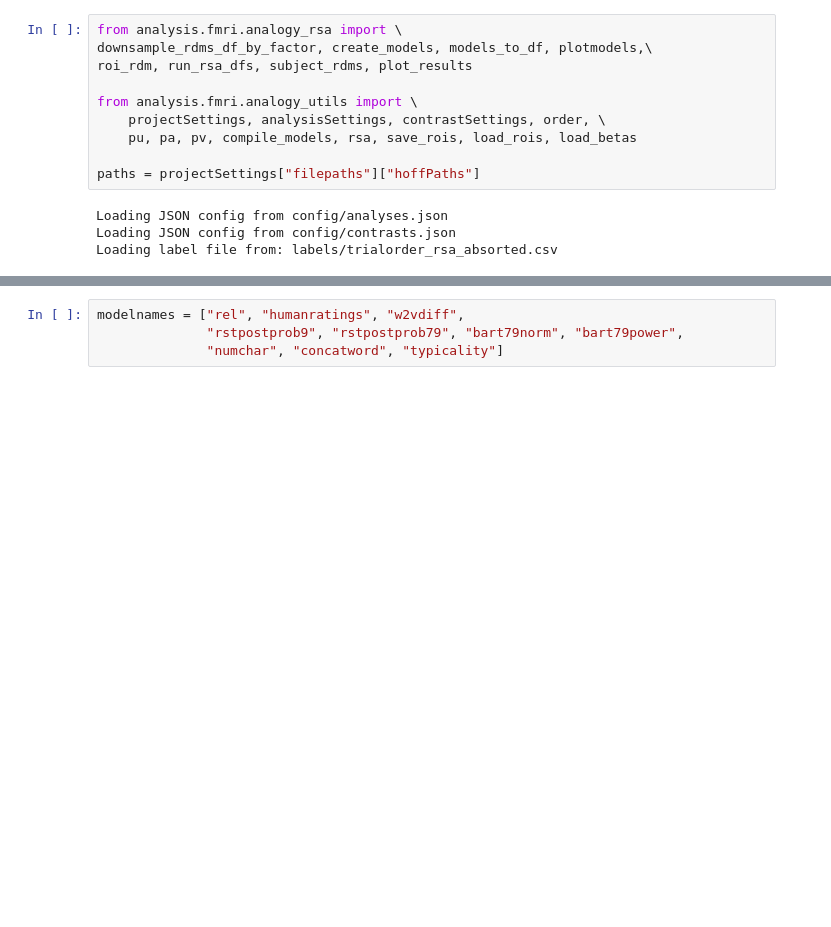
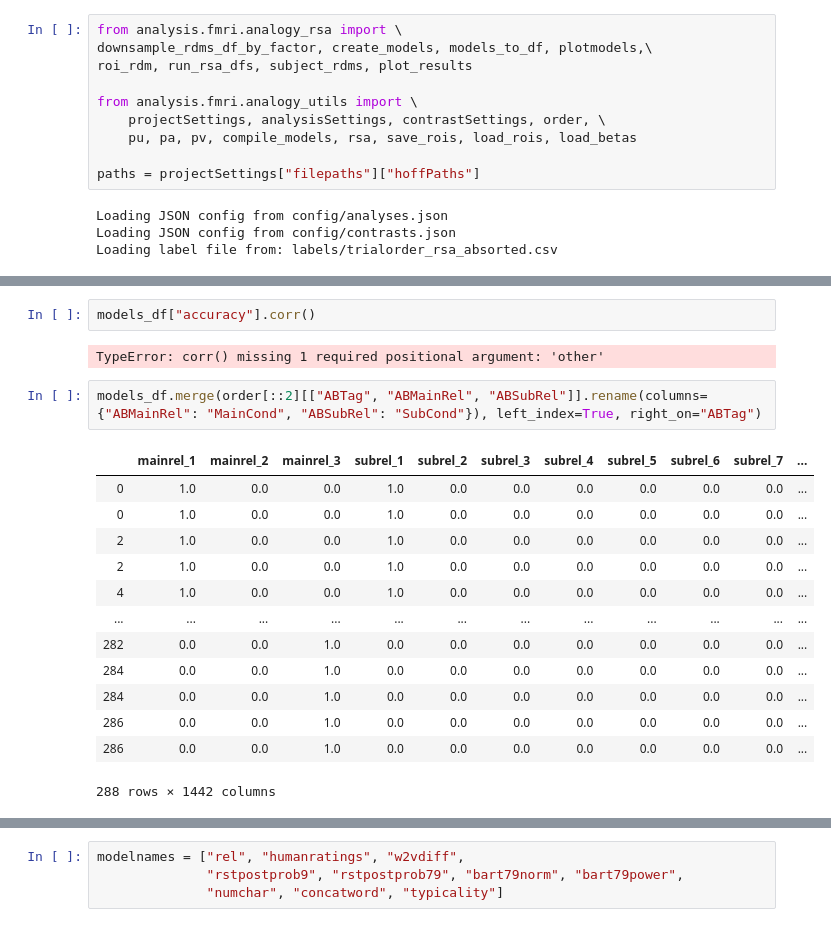
Before and after one commit to njchiang/analogy-fmri, a Jupyter notebook: notebooks/DF-setup.ipynb, the cells around one changed output, grey strips where cells are left out. Drawn from its saved outputs; the diff is of its cells as text; blank space fills up the shorter version.

```diff
--- a/notebooks/DF-setup.ipynb
+++ b/notebooks/DF-setup.ipynb
@@ -176,0 +222,20 @@ models_df.join(
+# %%
+models_df["accuracy"].corr()
+# %% [output]
+TypeError: corr() missing 1 required positional argument: 'other'
+# %%
+models_df.merge(order[::2][["ABTag", "ABMainRel", "ABSubRel"]].rename(columns={"ABMainRel": "MainCond", "ABSubRel": "SubCond"}), left_index=True, right_on="ABTag")
+# %% [output]
+|  | mainrel_1 | mainrel_2 | mainrel_3 | subrel_1 | subrel_2 | subrel_3 | subrel_4 | subrel_5 | subrel_6 | subrel_7 | ... |
+| 0 | 1.0 | 0.0 | 0.0 | 1.0 | 0.0 | 0.0 | 0.0 | 0.0 | 0.0 | 0.0 | ... |
+| 0 | 1.0 | 0.0 | 0.0 | 1.0 | 0.0 | 0.0 | 0.0 | 0.0 | 0.0 | 0.0 | ... |
+| 2 | 1.0 | 0.0 | 0.0 | 1.0 | 0.0 | 0.0 | 0.0 | 0.0 | 0.0 | 0.0 | ... |
+| 2 | 1.0 | 0.0 | 0.0 | 1.0 | 0.0 | 0.0 | 0.0 | 0.0 | 0.0 | 0.0 | ... |
+| 4 | 1.0 | 0.0 | 0.0 | 1.0 | 0.0 | 0.0 | 0.0 | 0.0 | 0.0 | 0.0 | ... |
+| ... | ... | ... | ... | ... | ... | ... | ... | ... | ... | ... | ... |
+| 282 | 0.0 | 0.0 | 1.0 | 0.0 | 0.0 | 0.0 | 0.0 | 0.0 | 0.0 | 0.0 | ... |
+| 284 | 0.0 | 0.0 | 1.0 | 0.0 | 0.0 | 0.0 | 0.0 | 0.0 | 0.0 | 0.0 | ... |
+| 284 | 0.0 | 0.0 | 1.0 | 0.0 | 0.0 | 0.0 | 0.0 | 0.0 | 0.0 | 0.0 | ... |
+| 286 | 0.0 | 0.0 | 1.0 | 0.0 | 0.0 | 0.0 | 0.0 | 0.0 | 0.0 | 0.0 | ... |
+| 286 | 0.0 | 0.0 | 1.0 | 0.0 | 0.0 | 0.0 | 0.0 | 0.0 | 0.0 | 0.0 | ... |
+288 rows × 1442 columns
```
Also changed, not shown: parts of 7 cells of this notebook, 1 other file.
